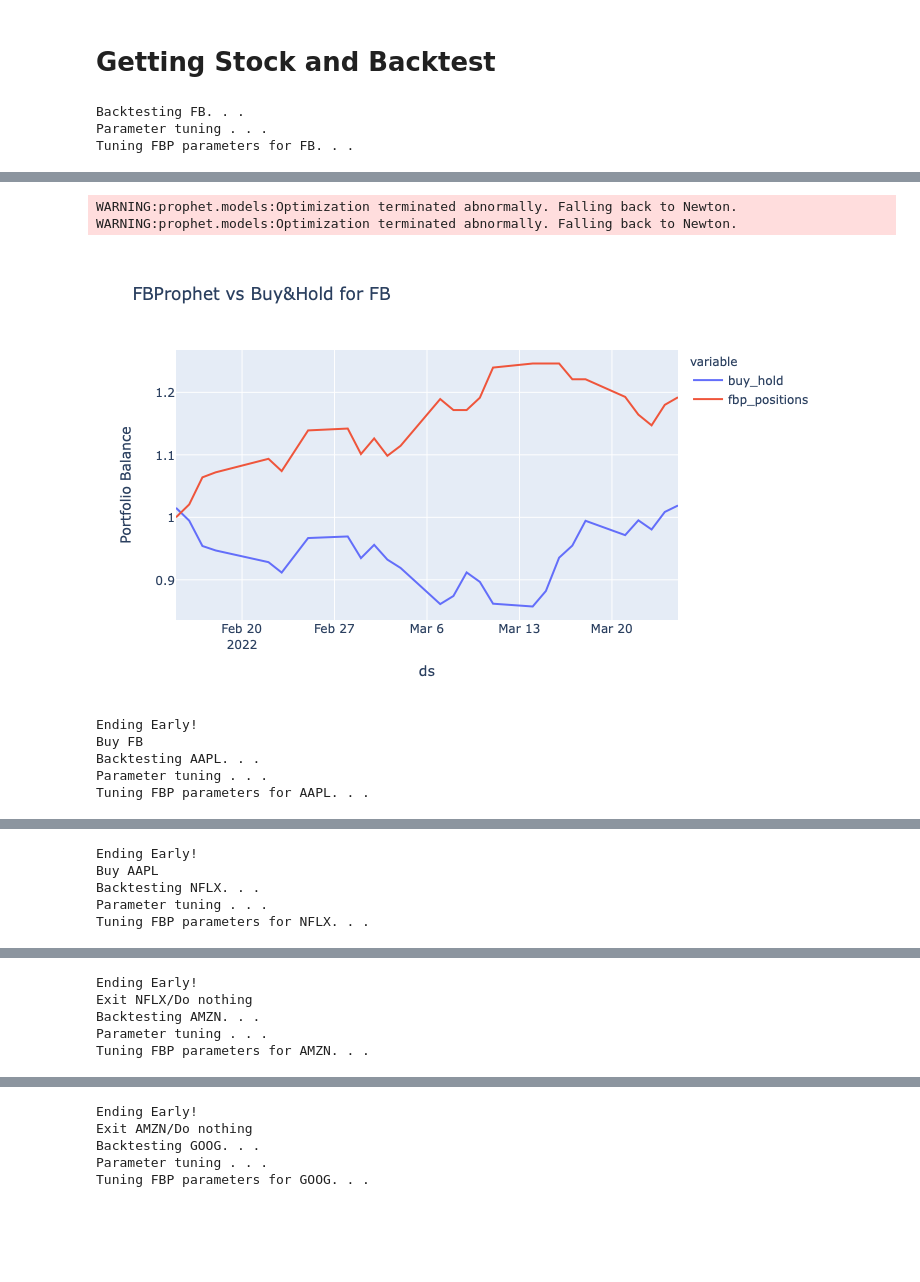
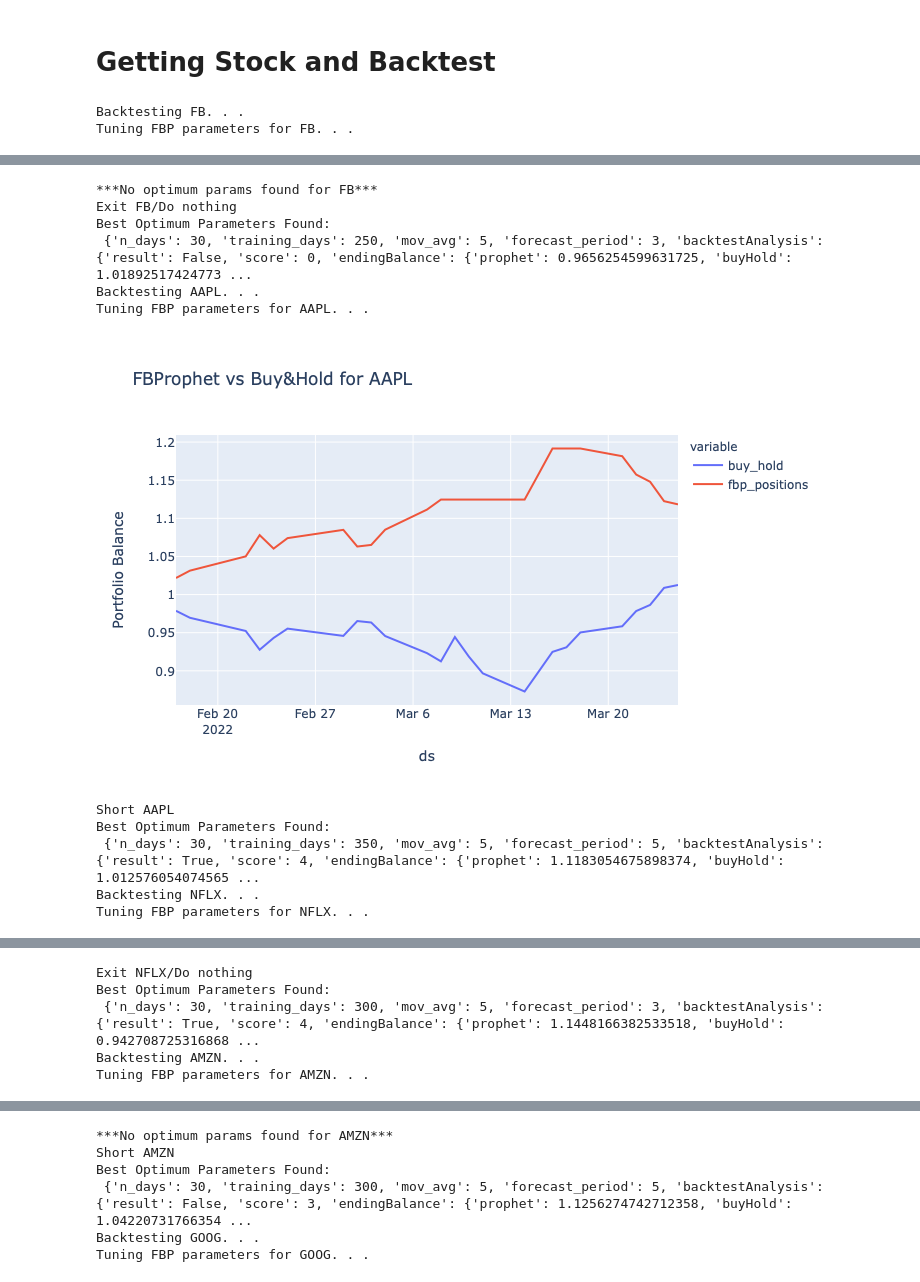
Before and after one commit to marcosan93/Medium-Misc-Tutorials, a Jupyter notebook: Stock-Market-Tutorials/autoBacktest.ipynb, the cells around one changed output, grey strips where cells are left out. Cells and saved outputs as stored; diff of their text form; code cells hidden in the pictures; blank space fills up the shorter version.

Commit message:
added new risk analysis factor

```diff
--- a/Stock-Market-Tutorials/autoBacktest.ipynb
+++ b/Stock-Market-Tutorials/autoBacktest.ipynb
@@ -422,11 +444,11 @@ def parameterTuning(stock, n_days_lst, training_days_lst, mov_avg_lst, forecast_
 ## Tuning Parameters
 # %%
 # Lists of different params to test
-n_days_lst = [30, 60]
+n_days_lst = [20, 40]
 
-training_days_lst = [100,200,300]
+training_days_lst = [50,100,150]
 
-mov_avg_lst = [3, 5, 10]
+mov_avg_lst = [3, 5]
 
 forecast_period_lst = [3, 5]
 
@@ -476,7 +480,6 @@ def getStockAndBacktest(stock, n_days_lst, training_days_lst, mov_avg_lst, forec
     print(f"Backtesting {stock}. . .")
 
     # Tuning parameters for stock
-    print("Parameter tuning . . .")
     results = parameterTuning(
         stock,
         n_days_lst,
@@ -484,20 +487,26 @@ def getStockAndBacktest(stock, n_days_lst, training_days_lst, mov_avg_lst, forec
         mov_avg_lst,
         forecast_period_lst,
         stop_early=True
-    )[0]
+    )
+
+    # Optimum Parameters
+    opt_params = results['optimumParamLst'][0]
+
+    if results['optimumResultFound']==False:
+        print(f"***No optimum params found for {stock}***")
 
     # Retrieving prices with the given parameters
     prices = getStockPrices(
         stock,
-        n_days=results['n_days'],
-        training_days=results['training_days'],
-        mov_avg=results['mov_avg']
+        n_days=opt_params['n_days'],
+        training_days=opt_params['training_days'],
+        mov_avg=opt_params['mov_avg']
     )
 
     # Run Prophet for current prediction
     preds = fbpTrainPredict(
-        prices.tail(results['training_days']),
-        results['forecast_period']
+        prices.tail(opt_params['training_days']),
+        opt_params['forecast_period']
     ).tail(1)
 
     preds['Open'] = prices.tail(1)['Open'].values
@@ -511,16 +520,20 @@ def getStockAndBacktest(stock, n_days_lst, training_days_lst, mov_avg_lst, forec
         -1: f"Short {stock}"
     }
 
+    # Printing trade decision
     print(trade_dict[trade_decision])
 
+    # Printing the optimum params
+    print("Best Optimum Parameters Found:\n", opt_params)
+
     return
 # %%
 # Lists of different params to test
 n_days_lst = [30]
 
-training_days_lst = [100,200,300]
+training_days_lst = [250,300, 350]
 
-mov_avg_lst = [3, 5, 10]
+mov_avg_lst = [5]
 
 forecast_period_lst = [3, 5]
 
@@ -535,6 +548,5 @@ for i in ["FB", "AAPL", "NFLX", "AMZN", "GOOG"]:
     )
 # %% [output]
 Backtesting FB. . .
-Parameter tuning . . .
 Tuning FBP parameters for FB. . .
 WARNING:prophet.models:Optimization terminated abnormally. Falling back to Newton.
@@ -542,8 +556,12 @@ WARNING:prophet.models:Optimization terminated abnormally. Falling back to Newto
-WARNING:prophet.models:Optimization terminated abnormally. Falling back to Newton.
-WARNING:prophet.models:Optimization terminated abnormally. Falling back to Newton.
+***No optimum params found for FB***
+Exit FB/Do nothing
+Best Optimum Parameters Found:
+ {'n_days': 30, 'training_days': 250, 'mov_avg': 5, 'forecast_period': 3, 'backtestAnalysis': {'result': False, 'score': 0, 'endingBalance': {'prophet': 0.9656254599631725, 'buyHold': 1.01892517424773 ...
+Backtesting AAPL. . .
+Tuning FBP parameters for AAPL. . .
-[figure, old version]
+[figure, new version]
-Ending Early!
-Buy FB
-Backtesting AAPL. . .
-Parameter tuning . . .
-Tuning FBP parameters for AAPL. . .
+Short AAPL
+Best Optimum Parameters Found:
+ {'n_days': 30, 'training_days': 350, 'mov_avg': 5, 'forecast_period': 5, 'backtestAnalysis': {'result': True, 'score': 4, 'endingBalance': {'prophet': 1.1183054675898374, 'buyHold': 1.012576054074565 ...
+Backtesting NFLX. . .
+Tuning FBP parameters for NFLX. . .
@@ -551,5 +569,0 @@ Tuning FBP parameters for AAPL. . .
-Ending Early!
-Buy AAPL
-Backtesting NFLX. . .
-Parameter tuning . . .
-Tuning FBP parameters for NFLX. . .
@@ -557,5 +570,5 @@ Tuning FBP parameters for NFLX. . .
-Ending Early!
 Exit NFLX/Do nothing
+Best Optimum Parameters Found:
+ {'n_days': 30, 'training_days': 300, 'mov_avg': 5, 'forecast_period': 3, 'backtestAnalysis': {'result': True, 'score': 4, 'endingBalance': {'prophet': 1.1448166382533518, 'buyHold': 0.942708725316868 ...
 Backtesting AMZN. . .
-Parameter tuning . . .
 Tuning FBP parameters for AMZN. . .
@@ -563,5 +575,6 @@ Tuning FBP parameters for AMZN. . .
-Ending Early!
-Exit AMZN/Do nothing
+***No optimum params found for AMZN***
+Short AMZN
+Best Optimum Parameters Found:
+ {'n_days': 30, 'training_days': 300, 'mov_avg': 5, 'forecast_period': 5, 'backtestAnalysis': {'result': False, 'score': 3, 'endingBalance': {'prophet': 1.1256274742712358, 'buyHold': 1.04220731766354 ...
 Backtesting GOOG. . .
-Parameter tuning . . .
 Tuning FBP parameters for GOOG. . .
```
Also changed, not shown: parts of 8 cells of this notebook.
